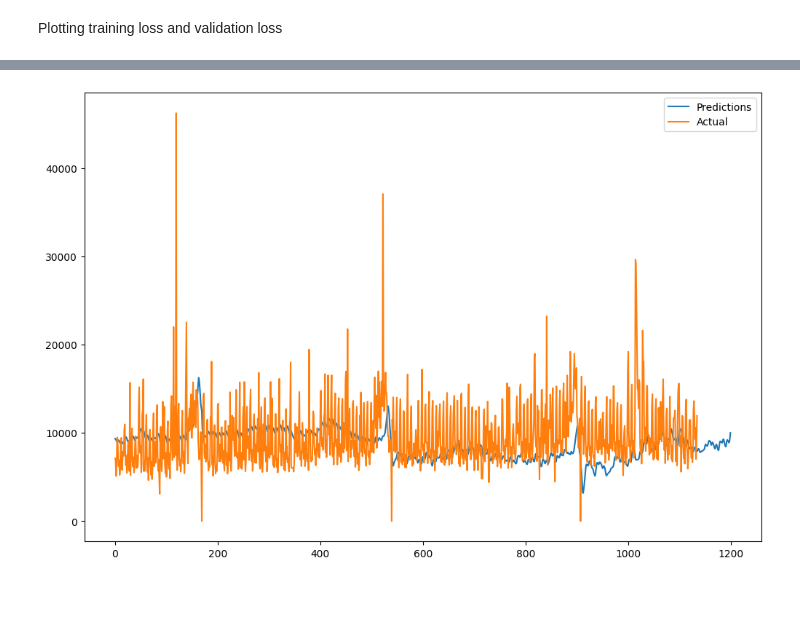
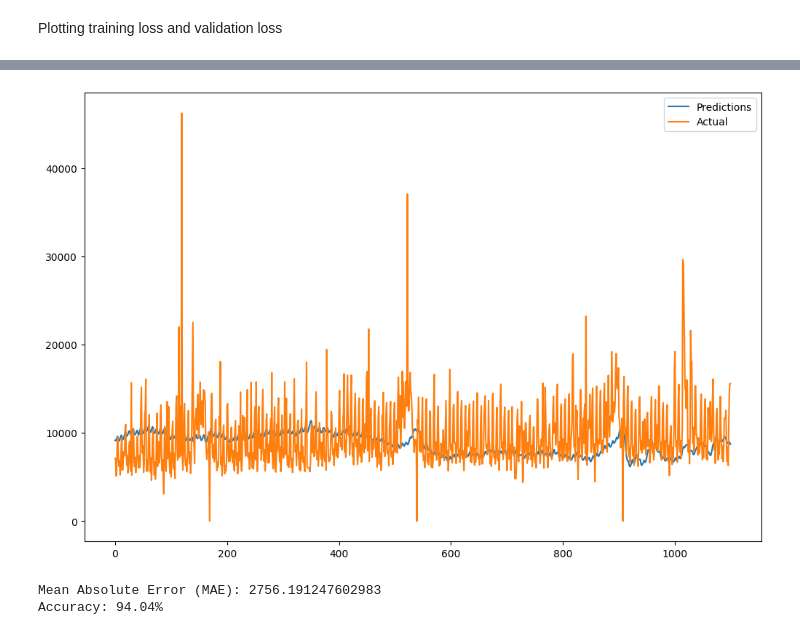
Before and after one commit to lieric90/Store-Sales, a Jupyter notebook: Store Sales Predictions/store_sale_predictions.ipynb, the cells around one changed output, grey strips where cells are left out. Drawn from its saved outputs; the diff is of its cells as text; code cells hidden in the pictures; blank space fills up the shorter version.

Commit message:
2 layers (512 units 256 units) prediction

```diff
--- a/Store Sales Predictions/store_sale_predictions.ipynb
+++ b/Store Sales Predictions/store_sale_predictions.ipynb
@@ -393,8 +411,9 @@ training.head()
 setting feature data frame
 # %%
 #Removing unnecessary columns like state description and transferred as city is more descriptive than state and transferred is less descriptive than holiday type
-train = training[['sales','onpromotion','dcoilwtico','transactions']]
+train = training[['sales','onpromotion','dcoilwtico','transactions','day_of_week']]
 print(train.head())
 print(train['sales'].min())
 print(train['sales'].max())
+print(train.dtypes['day_of_week'])
 # %% [output]
@@ -431,6 +451,6 @@ scale data
 # %%
 scaler = MinMaxScaler(feature_range=(0, 1))
 
-train = scaler.fit_transform(train.reshape(-1, 4))
+train = scaler.fit_transform(train.reshape(-1, 5))
 train.shape
 # %% [output]
@@ -512,10 +532,10 @@ LSTM RNN Model
 # model.add(keras.layers.TimeDistributed(Dense(units=1, activation = "linear")))
 
 model = keras.models.Sequential([
-    keras.layers.LSTM(units= 256, return_sequences=True, input_shape=(x_train.shape[1], x_train.shape[2])),
+    keras.layers.LSTM(units= 512, return_sequences=True, input_shape=(x_train.shape[1], x_train.shape[2])),
     keras.layers.BatchNormalization(),
     keras.layers.Dropout(0.2),
-    keras.layers.LSTM(units=128, return_sequences=False),
+    keras.layers.LSTM(units=256, return_sequences=False),
     keras.layers.BatchNormalization(),
     keras.layers.Dropout(0.2),
     keras.layers.Dense(1)
@@ -525,7 +545,6 @@ from tensorflow.keras.optimizers import Adam, Adagrad
 optimizer = Adagrad(learning_rate=0.001)
 model.compile(optimizer=optimizer, loss='mae')
 model.summary()
-early_stopping = EarlyStopping(monitor='val_loss', patience=20, verbose=1, restore_best_weights=True)
-#history = model.fit(x_train[:split_idx], y_train[:split_idx], epochs=200, batch_size=32, validation_data=(x_train[split_idx:],y_train[split_idx:]), shuffle=True, callbacks=[early_stopping])
-history = model.fit(x_train[:split_idx],y_train[:split_idx], epochs=200, batch_size=16, validation_data=(x_train[split_idx:],y_train[split_idx:]), shuffle=True, callbacks=[early_stopping])
+early_stopping = EarlyStopping(monitor='val_loss', patience=10, verbose=1, restore_best_weights=True)
+history = model.fit(x_train[:split_idx],y_train[:split_idx], epochs=200, batch_size=64, validation_data=(x_train[split_idx:],y_train[split_idx:]), shuffle=True, callbacks=[early_stopping])
 # %% [output]
@@ -558,25 +577,13 @@ plt.show()
 # %%
+from sklearn.metrics import mean_absolute_error
 last_n = train[:n_steps]
 predictions = []
-# test = scaler.inverse_transform(last_n.reshape(-1, 2))
-# print(test)
-# print(last_n.reshape(-1, n_steps, 2).shape)
-# print(last_n.shape)
-# pred = model.predict(last_n.reshape(-1, 2))
-# print("PRED")
-# print(pred)
-# predictions.append(pred[0][0])
-# print("PREDICTIONS")
-# print(predictions)
-# last_n = np.append(last_n, pred)[1:]
-# print("LAST_N")
-# print(last_n)
 print(last_n.shape)
-for i in range(1200):
-    pred = model.predict(last_n.reshape(-1, n_steps, 4))
+for i in range(1100):
+    pred = model.predict(last_n.reshape(-1, n_steps, 5))
     predictions.append(pred[0][0])
-    last_n = np.append(last_n[1:], (pred[0][0], train[i+n_steps][1], train[i+n_steps][2], train[i+n_steps][3]))
-    last_n = last_n.reshape(-1, 4)
+    last_n = np.append(last_n[1:], (pred[0][0], train[i+n_steps][1], train[i+n_steps][2], train[i+n_steps][3], train[i+n_steps][4]))
+    last_n = last_n.reshape(-1, 5)
 
 predictions = np.array(predictions)
 predictions = predictions.reshape(-1, 1)
@@ -584,18 +591,18 @@ predictions = predictions.reshape(-1, 1)
 scaled_xdata = predictions
 min_value = 0
 max_value = 46271
-
 original_xdata = (scaled_xdata * (max_value - min_value)) + min_value
-
-plt.figure(figsize=(12, 8))
-plt.plot(original_xdata, label = "Predictions")
 
 scaled_ydata = y_train[:split_idx]
 min_value = 0
 max_value = 46271
-
 original_ydata = (scaled_ydata * (max_value - min_value)) + min_value
 
+original_ydata = original_ydata[:len(original_xdata)]
+mae = mean_absolute_error(original_ydata, original_xdata)
+print(f"Mean Absolute Error (MAE): {mae}")
+plt.figure(figsize=(12, 8))
+plt.plot(original_xdata, label = "Predictions")
 plt.plot(original_ydata, label = "Actual")
 plt.legend()
 plt.show()
@@ -620 +627,11 @@ plt.show()
-[figure, old version]
+[figure, new version]
+# %%
+original_ydata = original_ydata[:len(original_xdata)]
+mae = mean_absolute_error(original_ydata, original_xdata)
+print(f"Mean Absolute Error (MAE): {mae}")
+accuracy_percentage = 100 * (1 - mae / max_value)
+print(f"Accuracy: {accuracy_percentage:.2f}%")
+original_ydata = pd.DataFrame(original_ydata)
+# %% [output]
+Mean Absolute Error (MAE): 2756.191247602983
+Accuracy: 94.04%
```
Also changed, not shown: parts of 10 cells of this notebook.
